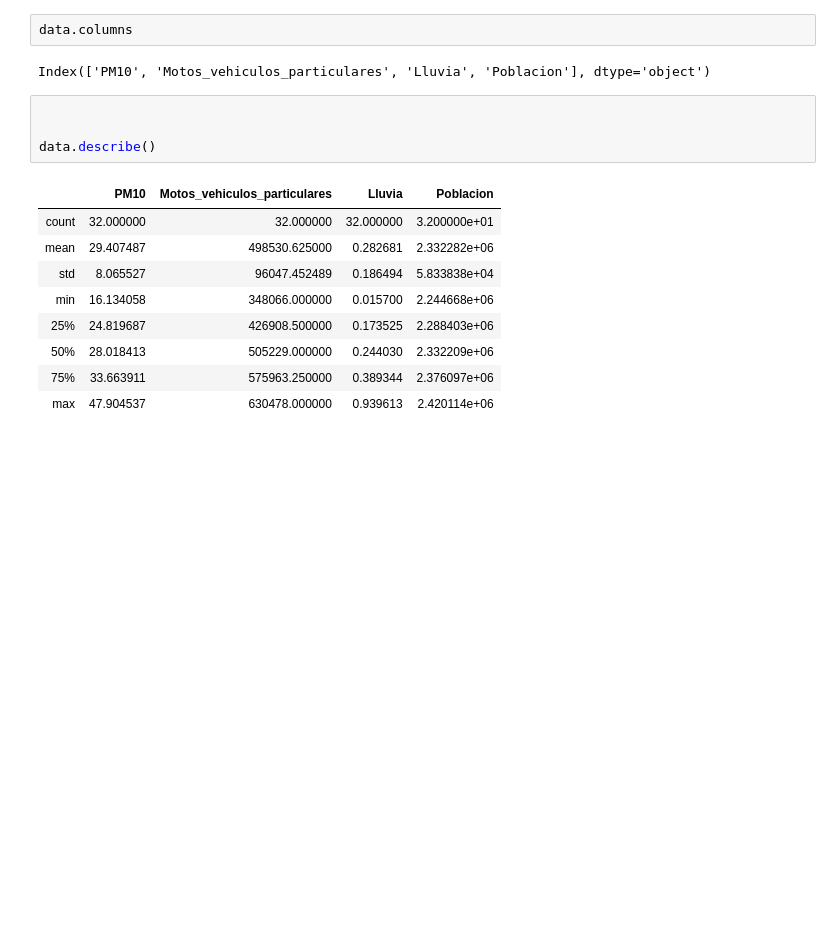
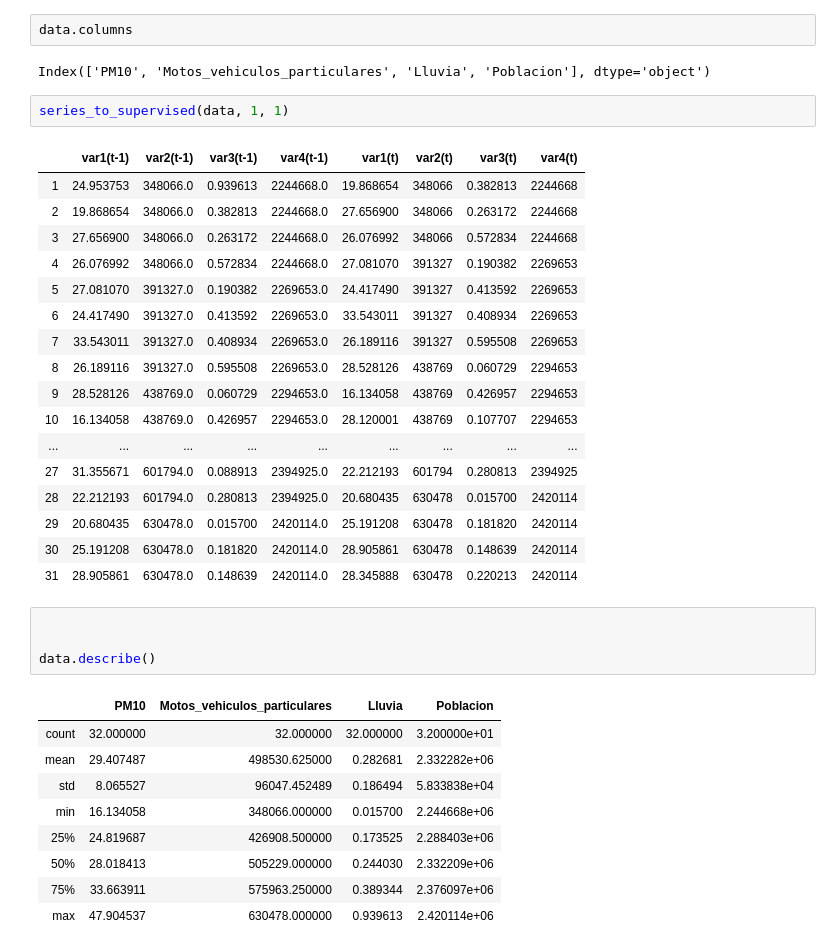
Before and after one commit to cchaparro/LTSM_Cali, a Jupyter notebook: Modelamiento/Modelamiento1_12x1LTSM_3Meses-final.ipynb, the cells around one changed output. Saved outputs shown, nothing was run; the diff lists cells and outputs as text; blank space fills up the shorter version.

```diff
--- a/Modelamiento/Modelamiento1_12x1LTSM_3Meses-final.ipynb
+++ b/Modelamiento/Modelamiento1_12x1LTSM_3Meses-final.ipynb
@@ -61,6 +61,26 @@ data = data.drop(['Unnamed: 0'], axis=1)
 data.columns
 # %% [output]
 Index(['PM10', 'Motos_vehiculos_particulares', 'Lluvia', 'Poblacion'], dtype='object')
+# %%
+series_to_supervised(data, 1, 1)
+# %% [output]
+|  | var1(t-1) | var2(t-1) | var3(t-1) | var4(t-1) | var1(t) | var2(t) | var3(t) | var4(t) |
+| 1 | 24.953753 | 348066.0 | 0.939613 | 2244668.0 | 19.868654 | 348066 | 0.382813 | 2244668 |
+| 2 | 19.868654 | 348066.0 | 0.382813 | 2244668.0 | 27.656900 | 348066 | 0.263172 | 2244668 |
+| 3 | 27.656900 | 348066.0 | 0.263172 | 2244668.0 | 26.076992 | 348066 | 0.572834 | 2244668 |
+| 4 | 26.076992 | 348066.0 | 0.572834 | 2244668.0 | 27.081070 | 391327 | 0.190382 | 2269653 |
+| 5 | 27.081070 | 391327.0 | 0.190382 | 2269653.0 | 24.417490 | 391327 | 0.413592 | 2269653 |
+| 6 | 24.417490 | 391327.0 | 0.413592 | 2269653.0 | 33.543011 | 391327 | 0.408934 | 2269653 |
+| 7 | 33.543011 | 391327.0 | 0.408934 | 2269653.0 | 26.189116 | 391327 | 0.595508 | 2269653 |
+| 8 | 26.189116 | 391327.0 | 0.595508 | 2269653.0 | 28.528126 | 438769 | 0.060729 | 2294653 |
+| 9 | 28.528126 | 438769.0 | 0.060729 | 2294653.0 | 16.134058 | 438769 | 0.426957 | 2294653 |
+| 10 | 16.134058 | 438769.0 | 0.426957 | 2294653.0 | 28.120001 | 438769 | 0.107707 | 2294653 |
+| ... | ... | ... | ... | ... | ... | ... | ... | ... |
+| 27 | 31.355671 | 601794.0 | 0.088913 | 2394925.0 | 22.212193 | 601794 | 0.280813 | 2394925 |
+| 28 | 22.212193 | 601794.0 | 0.280813 | 2394925.0 | 20.680435 | 630478 | 0.015700 | 2420114 |
+| 29 | 20.680435 | 630478.0 | 0.015700 | 2420114.0 | 25.191208 | 630478 | 0.181820 | 2420114 |
+| 30 | 25.191208 | 630478.0 | 0.181820 | 2420114.0 | 28.905861 | 630478 | 0.148639 | 2420114 |
+| 31 | 28.905861 | 630478.0 | 0.148639 | 2420114.0 | 28.345888 | 630478 | 0.220213 | 2420114 |
 # %%
 
 
```
Also changed, not shown: parts of 2 cells of this notebook, 2 other files.
